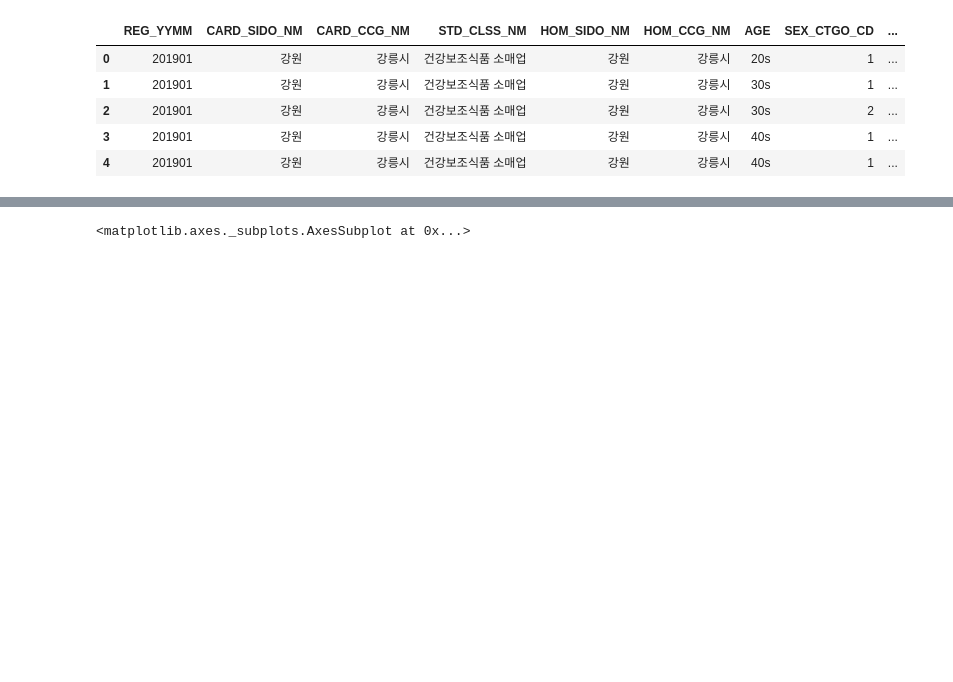
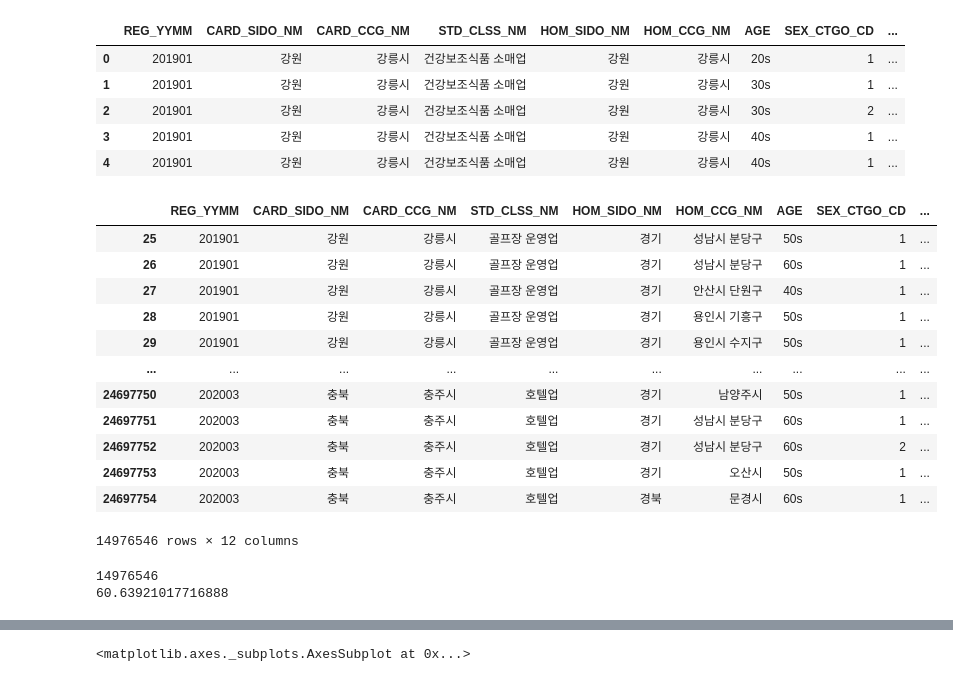
Before and after one commit to Hinterhalter/Jeju-Card-Use-Predict, a Jupyter notebook: Jeju_EDA.ipynb, the cells around one changed output, grey strips where cells are left out. Cells and saved outputs as stored; diff of their text form; code cells hidden in the pictures; blank space fills up the shorter version.

```diff
--- a/Jeju_EDA.ipynb
+++ b/Jeju_EDA.ipynb
@@ -119,3 +104,25 @@ raw_df.head()
 | 4 | 201901 | 강원 | 강릉시 | 건강보조식품 소매업 | 강원 | 강릉시 | 40s | 1 | ... |
 # %%
 df = raw_df
+# %%
+df[df['CARD_SIDO_NM'] != df['HOM_SIDO_NM']]
+# %% [output]
+|  | REG_YYMM | CARD_SIDO_NM | CARD_CCG_NM | STD_CLSS_NM | HOM_SIDO_NM | HOM_CCG_NM | AGE | SEX_CTGO_CD | ... |
+| 25 | 201901 | 강원 | 강릉시 | 골프장 운영업 | 경기 | 성남시 분당구 | 50s | 1 | ... |
+| 26 | 201901 | 강원 | 강릉시 | 골프장 운영업 | 경기 | 성남시 분당구 | 60s | 1 | ... |
+| 27 | 201901 | 강원 | 강릉시 | 골프장 운영업 | 경기 | 안산시 단원구 | 40s | 1 | ... |
+| 28 | 201901 | 강원 | 강릉시 | 골프장 운영업 | 경기 | 용인시 기흥구 | 50s | 1 | ... |
+| 29 | 201901 | 강원 | 강릉시 | 골프장 운영업 | 경기 | 용인시 수지구 | 50s | 1 | ... |
+| ... | ... | ... | ... | ... | ... | ... | ... | ... | ... |
+| 24697750 | 202003 | 충북 | 충주시 | 호텔업 | 경기 | 남양주시 | 50s | 1 | ... |
+| 24697751 | 202003 | 충북 | 충주시 | 호텔업 | 경기 | 성남시 분당구 | 60s | 1 | ... |
+| 24697752 | 202003 | 충북 | 충주시 | 호텔업 | 경기 | 성남시 분당구 | 60s | 2 | ... |
+| 24697753 | 202003 | 충북 | 충주시 | 호텔업 | 경기 | 오산시 | 50s | 1 | ... |
+| 24697754 | 202003 | 충북 | 충주시 | 호텔업 | 경북 | 문경시 | 60s | 1 | ... |
+14976546 rows × 12 columns
+# %%
+print(df[df['CARD_SIDO_NM'] != df['HOM_SIDO_NM']].__len__())
+print(df[df['CARD_SIDO_NM'] != df['HOM_SIDO_NM']].__len__() / df.__len__() * 100)
+# %% [output]
+14976546
+60.63921017716888
```
Also changed, not shown: parts of 5 cells of this notebook, 2 other files.
